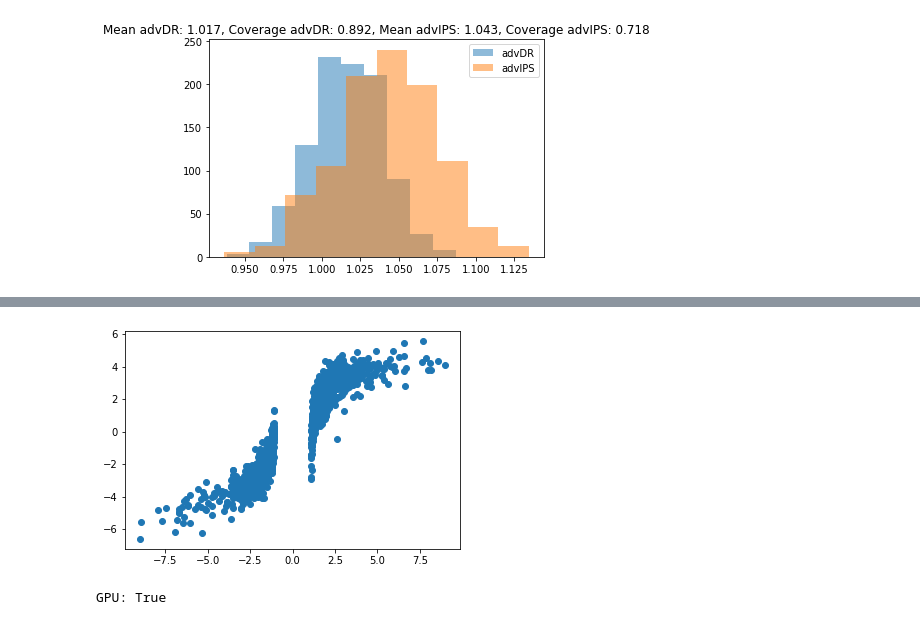
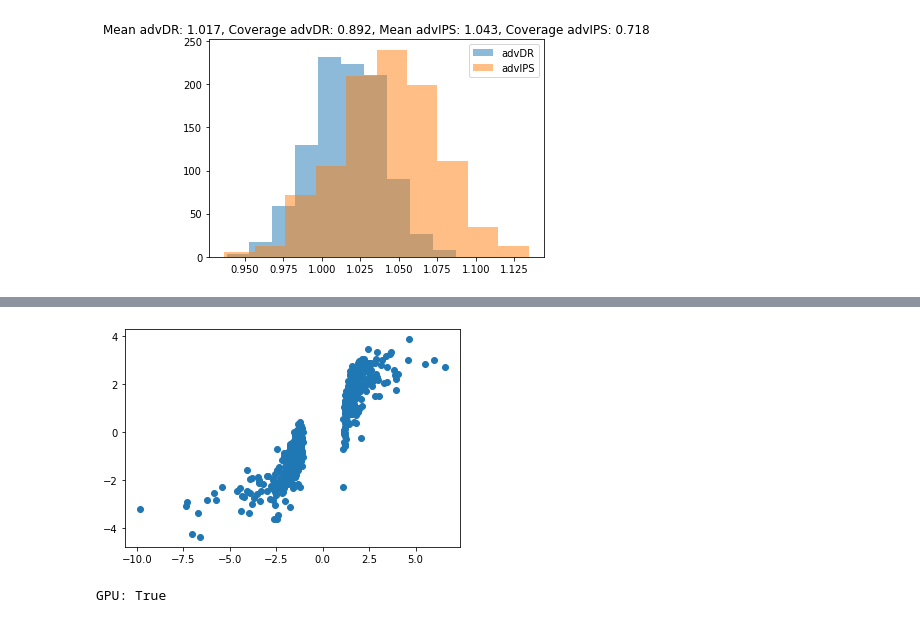
Before and after one commit to syrgkanislab/adversarial_reisz, a Jupyter notebook: AdversarialReisz.ipynb, the cells around one changed output, grey strips where cells are left out. Drawn from its saved outputs; the diff is of its cells as text; code cells hidden in the pictures.

```diff
--- a/AdversarialReisz.ipynb
+++ b/AdversarialReisz.ipynb
@@ -320,9 +320,12 @@ plt.show()
 # %%
 import pandas as pd
 
-df = pd.read_csv('rahul/sim_1.csv', index_col=0)
+df = pd.read_csv('rahul/sim_2.csv', index_col=0)
 y = df['Y'].values
 X = df[['D'] + [f'X{i}' for i in np.arange(1, 11)]].values
+# %%
+n_samples = 500
+X, y = X[:n_samples], y[:n_samples]
 # %%
 from sklearn.model_selection import train_test_split
 
@@ -342,5 +345,5 @@ agmm.fit(Xt, Xval=Xt_test, preprocess_epochs=preprocess_epochs,
          learner_lr=learner_lr, adversary_lr=adversary_lr,
          learner_l2=learner_l2, adversary_l2=adversary_l2,
          n_epochs=n_epochs, bs=bs,
-         logger=None, model_dir=str(Path.home()), device=device, verbose=1)
+         logger=None, model_dir=str(Path.home()), device=device, verbose=0)
 # %% [output]
@@ -377,8 +363,8 @@ dr_reisz_ate, dr_reisz_low, dr_reisz_up
 # %%
-plt.scatter(df['rr'], a_test)
+plt.scatter(df['rr'][:n_samples], a_test[:n_samples])
 plt.show()
 # %% [output]
-[figure, old version]
+[figure, new version]
 # %%
 drop_prob = 0. # dropout prob of dropout layers throughout notebook
 n_hidden = 100  # width of hidden layers throughout notebook
```
Also changed, not shown: parts of 6 cells of this notebook, 8 other files.
